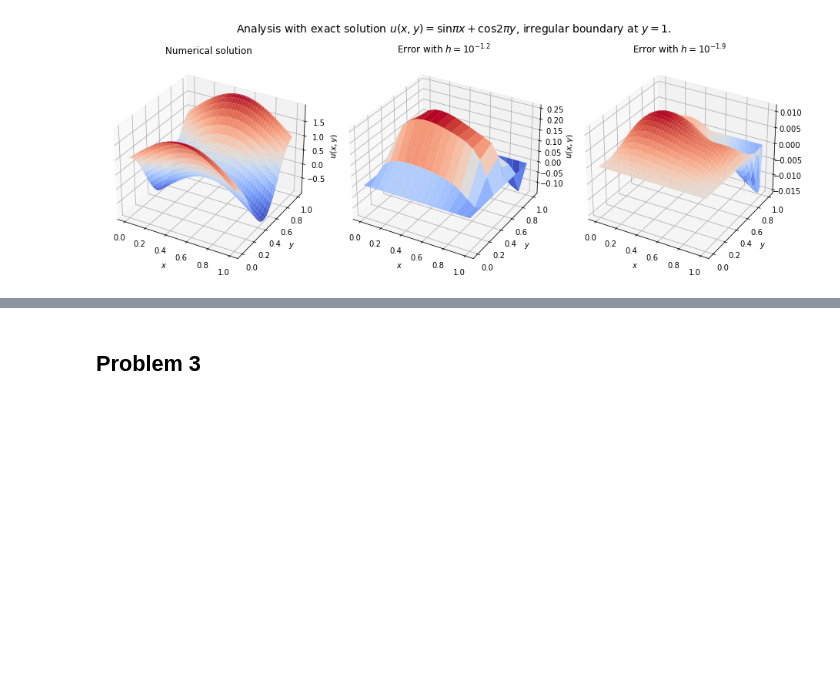
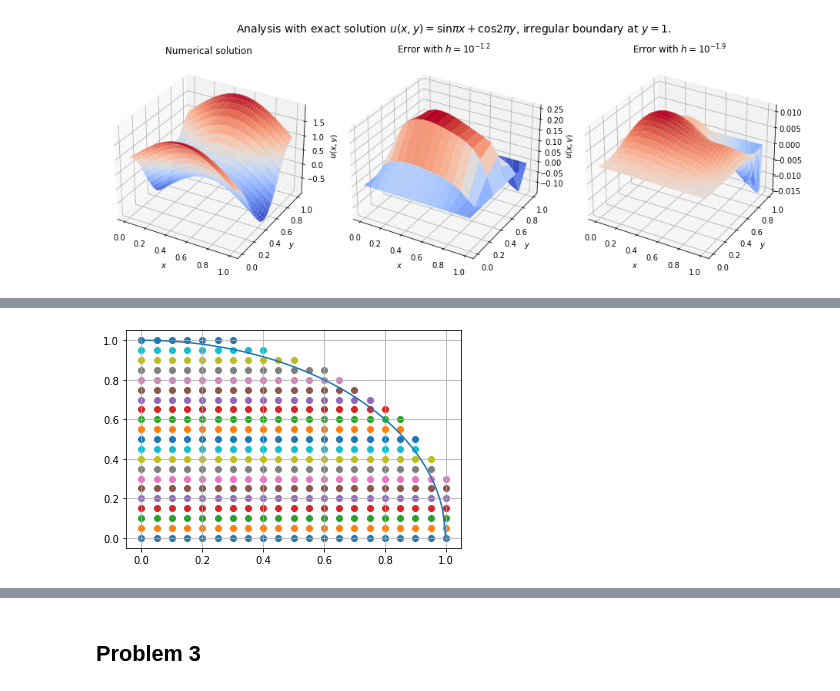
Before and after one commit to ulrikunneberg/numdiffprosj2, a Jupyter notebook: Hele prosjektet.ipynb, the cells around one changed output, grey strips where cells are left out. Saved outputs shown, nothing was run; the diff lists cells and outputs as text; code cells hidden in the pictures; blank space fills up the shorter version.

```diff
--- a/Hele prosjektet.ipynb
+++ b/Hele prosjektet.ipynb
@@ -369,0 +653,32 @@ fig.tight_layout()
+# %%
+def makeInternalgrid_fat(M_test):
+    h_step = 1/M_test
+    x_list = []
+    y_list = []
+    for i in range(M_test+1):
+        row =  np.arange(0, np.sqrt((1+ h_step)**2- (i*h_step)**2 ), h_step)
+        col = np.ones(len(row))*(i*h_step) #corresponding y_vals
+        x_list.append(row)
+        y_list.append(col)
+    return x_list, y_list
+# %%
+#Visualizing the grid
+M_fat = 20
+
+x_list, y_list = makeInternalgrid_fat(M_fat) #Øker i høyden med rader!
+
+
+indx_row = np.zeros(len(lengths), dtype=int) #gives index of first element in given row from the bottom
+for i in range(len(lengths)-1):
+    indx_row[i+1] = indx_row[i] + lengths[i]
+
+
+for i in range(len(x_list)):
+    plt.scatter( x_list[i], y_list[i] )
+
+x_curve = np.linspace(0,1,100)
+plt.plot(x_curve, np.sqrt(1 - x_curve**2) )
+plt.grid()
+plt.show()
+# %% [output]
+[figure, added]
```
Also changed, not shown: parts of 11 cells of this notebook, 3 other files.
